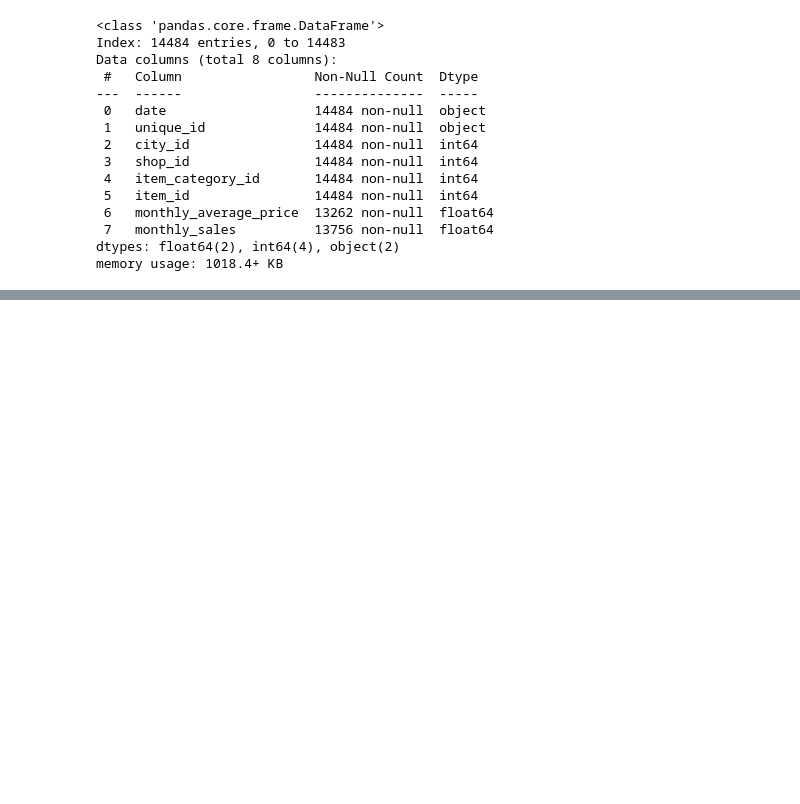
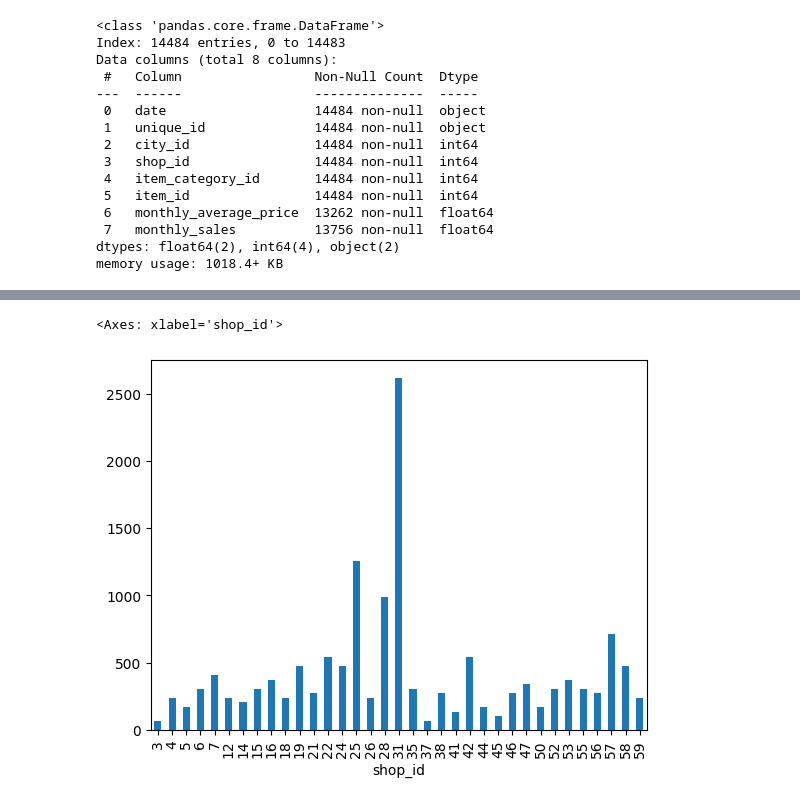
Before and after one commit to leoaguado/E3_Unsupervised_Machine_Learning, a Jupyter notebook: ML_time_series.ipynb, the cells around one changed output, grey strips where cells are left out. Cells and saved outputs as stored; diff of their text form; code cells hidden in the pictures; blank space fills up the shorter version.

```diff
--- a/ML_time_series.ipynb
+++ b/ML_time_series.ipynb
@@ -44,0 +192,7 @@ memory usage: 1018.4+ KB
+# %%
+import seaborn as sns
+
+df["shop_id"].value_counts().sort_index().plot(kind = "bar")
+# %% [output]
+<Axes: xlabel='shop_id'>
+[figure, added]
```
Also changed, not shown: parts of 45 cells of this notebook.
